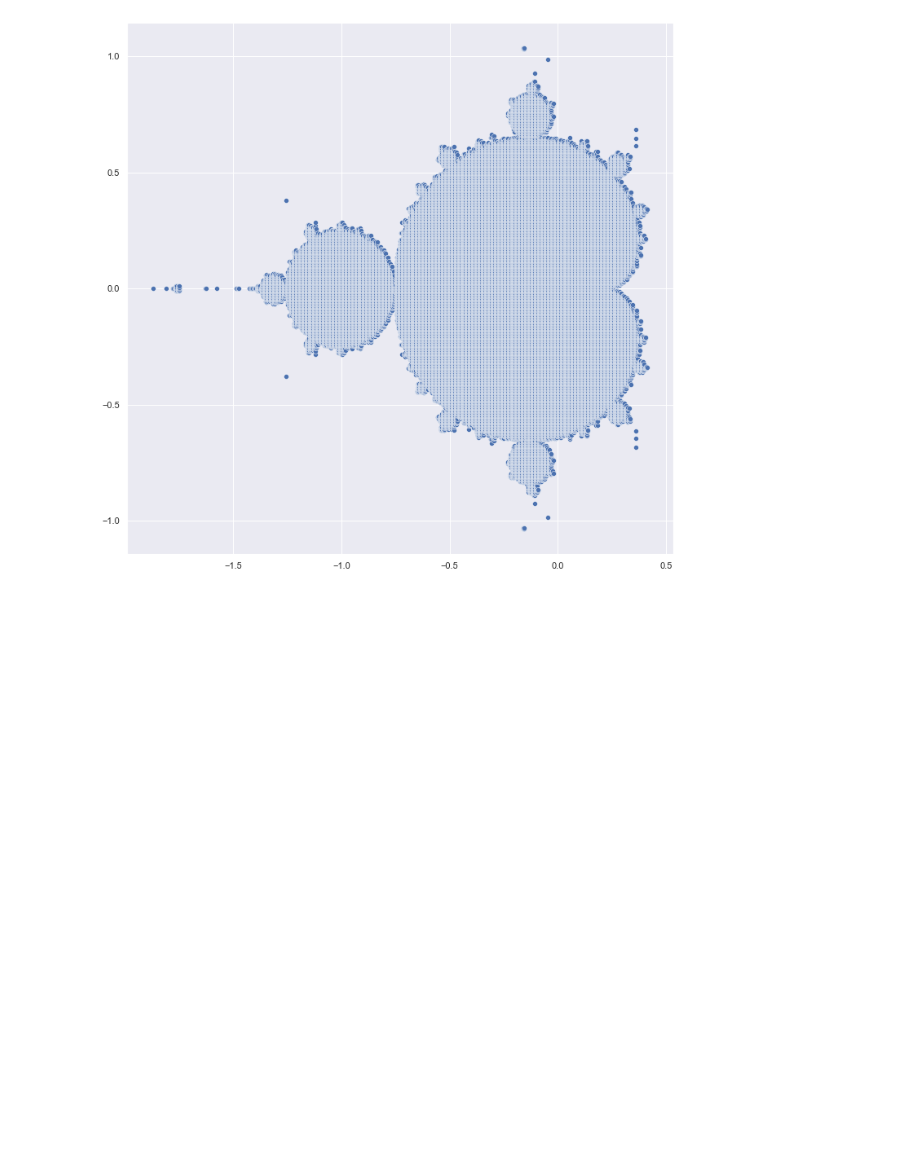
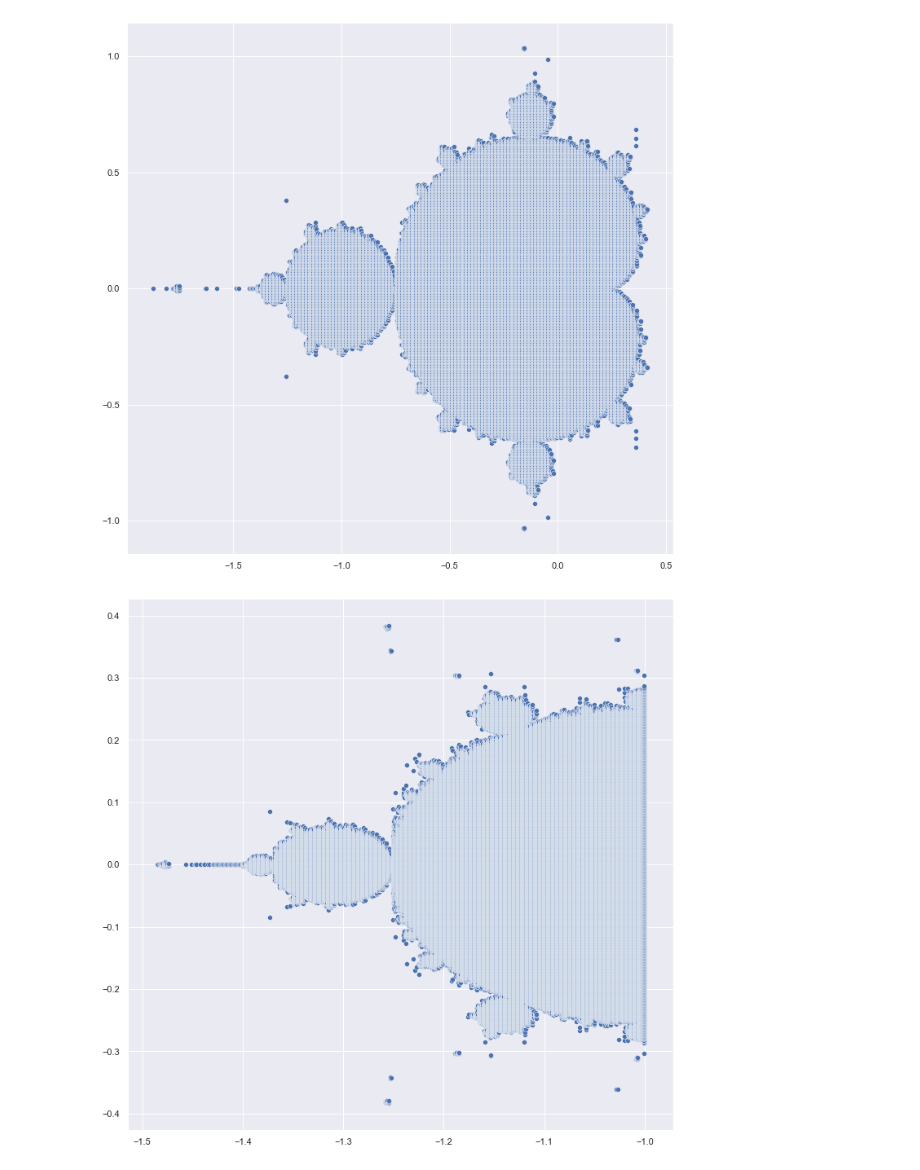
Before and after one commit to ppai22/math_plots, a Jupyter notebook: mandelbrot/mandelbrot.ipynb, the cells around one changed output. Saved outputs shown, nothing was run; the diff lists cells and outputs as text; code cells hidden in the pictures; blank space fills up the shorter version.

Commit message:
Added partial plot option for mandelbrot

```diff
--- a/mandelbrot/mandelbrot.ipynb
+++ b/mandelbrot/mandelbrot.ipynb
@@ -41,10 +41,11 @@ class Mandelbrot:
     def is_stable(self):
         return (self.curr.real ** 2 + self.curr.imag ** 2) <= 4
 # %%
-def plot_mandelbrot(resolution=0.005, max_iter=200):
+def plot_mandelbrot(resolution=0.005, max_iter=200,
+                    real_min=-2, real_max=2, imag_min=-2, imag_max=2):
     pts = []
-    for x in np.arange(-2, 2, resolution):
-        for y in np.arange(-2, 2, resolution):
+    for x in np.arange(real_min, real_max, resolution):
+        for y in np.arange(imag_min, imag_max, resolution):
             c = Complex(x, y)
             mandelbrot_val = Mandelbrot(c)
             for iter in range(1, max_iter+1):
@@ -63,3 +64,7 @@ def plot_mandelbrot(resolution=0.005, max_iter=200):
 plot_mandelbrot()
 # %% [output]
 [figure]
+# %%
+plot_mandelbrot(resolution=0.001, max_iter=200, real_min=-1.5, real_max=-1.0, imag_min=-0.5, imag_max=0.5)
+# %% [output]
+[figure, added]
```
